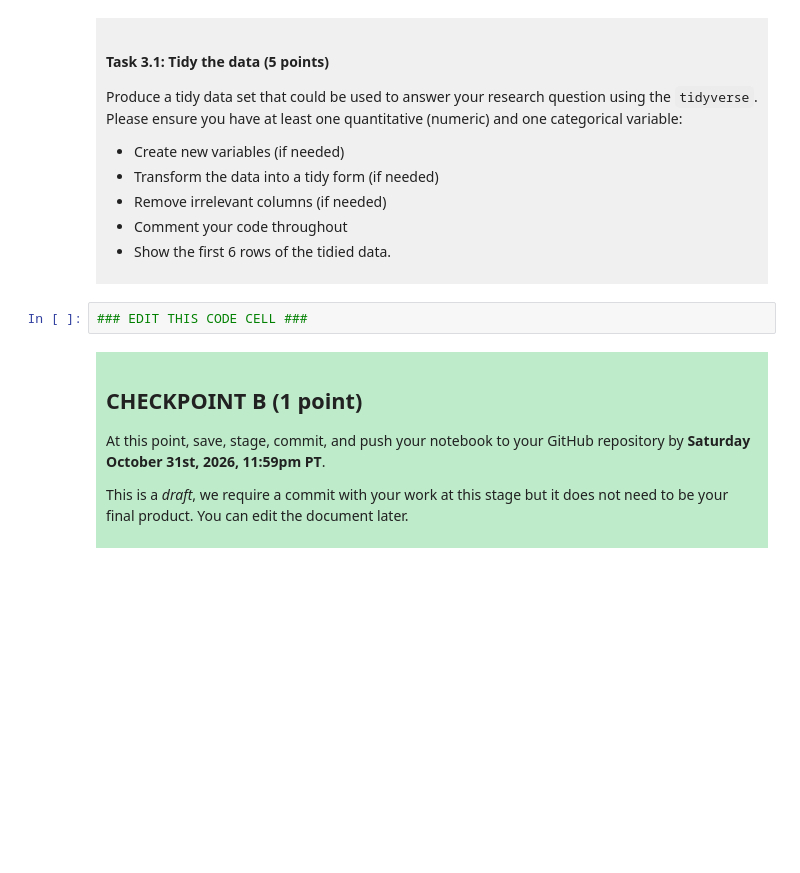
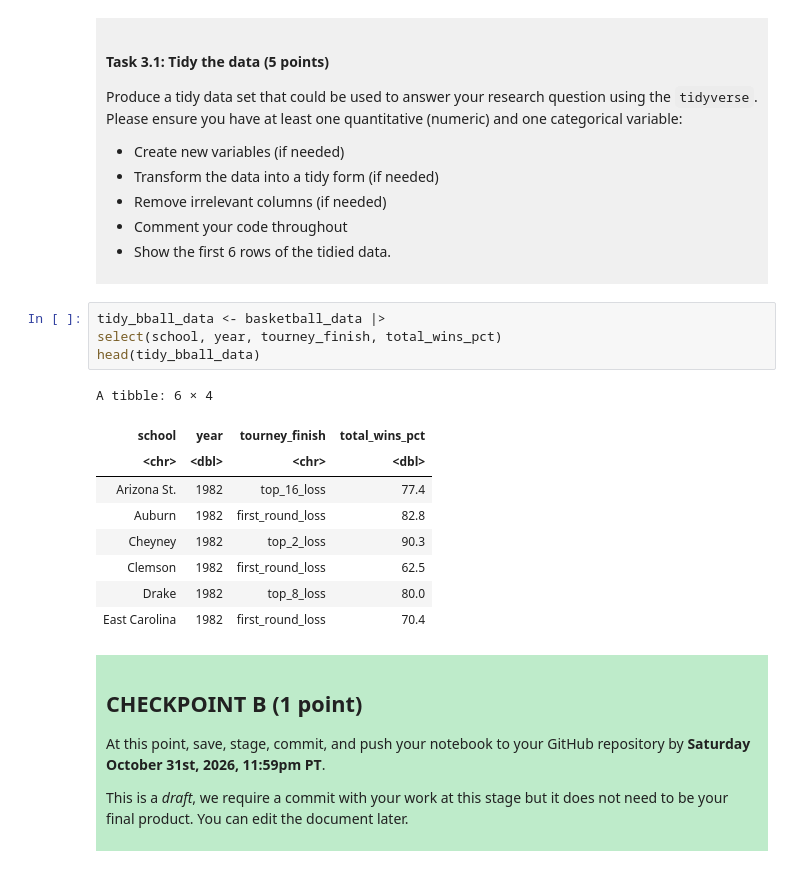
Before and after one commit to jazzyg095/dsci-100-project-Jasmine-Ginn, a Jupyter notebook: dsci-100-project-notebook.ipynb, the cells around one changed output. Drawn from its saved outputs; the diff is of its cells as text; blank space fills up the shorter version.

```diff
--- a/dsci-100-project-notebook.ipynb
+++ b/dsci-100-project-notebook.ipynb
@@ -189,7 +209,19 @@ Produce a tidy data set that could be used to answer your research question usin
 
 </div>
 # %%
-### EDIT THIS CODE CELL ###
+tidy_bball_data <- basketball_data |>
+select(school, year, tourney_finish, total_wins_pct)
+head(tidy_bball_data)
+# %% [output]
+A tibble: 6 × 4
+| school | year | tourney_finish | total_wins_pct |
+| <chr> | <dbl> | <chr> | <dbl> |
+| Arizona St. | 1982 | top_16_loss | 77.4 |
+| Auburn | 1982 | first_round_loss | 82.8 |
+| Cheyney | 1982 | top_2_loss | 90.3 |
+| Clemson | 1982 | first_round_loss | 62.5 |
+| Drake | 1982 | top_8_loss | 80.0 |
+| East Carolina | 1982 | first_round_loss | 70.4 |
 # %% [markdown]
 <div style="background-color: #beebca; padding: 10px;">
 
```
Also changed, not shown: parts of 3 cells of this notebook.
